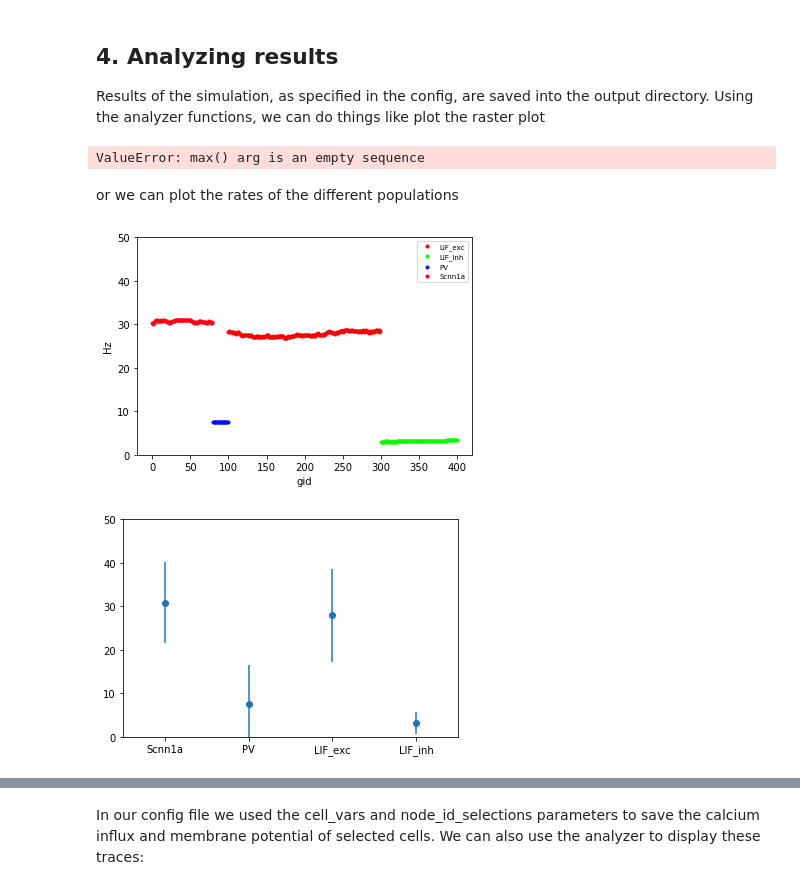
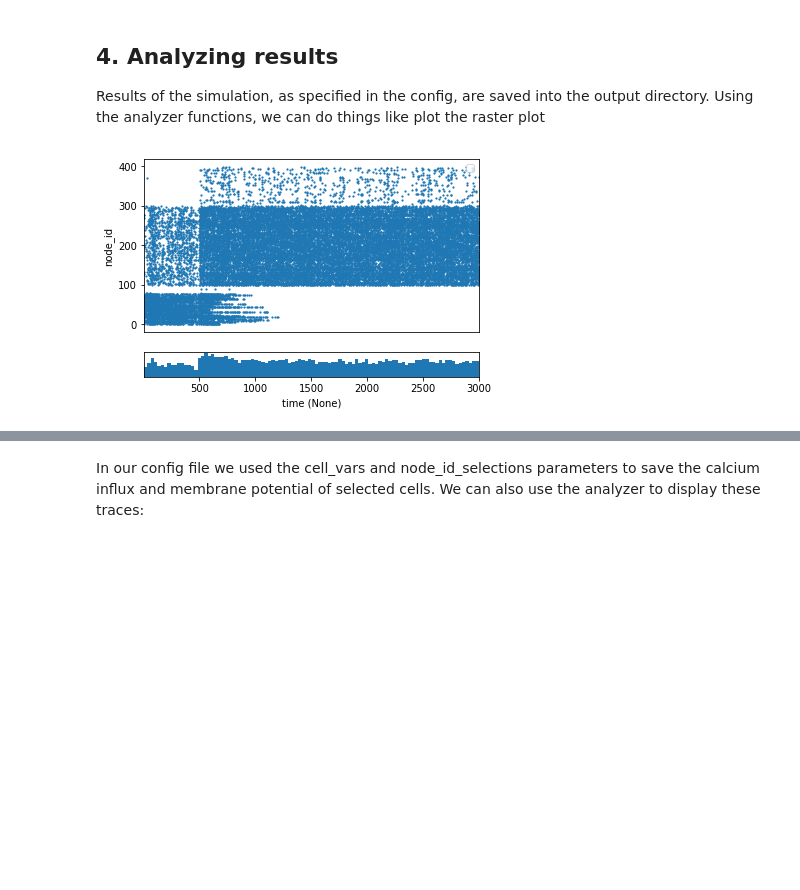
Before and after one commit to AllenInstitute/bmtk, a Jupyter notebook: docs/tutorial/04_multi_pop.ipynb, the cells around one changed output, grey strips where cells are left out. Saved outputs shown, nothing was run; the diff lists cells and outputs as text; code cells hidden in the pictures; blank space fills up the shorter version.

```diff
--- a/docs/tutorial/04_multi_pop.ipynb
+++ b/docs/tutorial/04_multi_pop.ipynb
@@ -431,16 +450,9 @@ Exception: Could not find node dynamics_params file ./biophys_components/biophys
 ## 4. Analyzing results
 
 Results of the simulation, as specified in the config, are saved into the output directory. Using the analyzer functions, we can do things like plot the raster plot
-# %%
-from bmtk.analyzer.spike_trains import raster_plot, rates_plot
-
-raster_plot('network/V1_nodes.h5', 'network/V1_node_types.csv', 'output/spikes.h5', group_key='pop_name')
-# %% [output]
-ValueError: max() arg is an empty sequence
-# %% [markdown]
-or we can plot the rates of the different populations
-# %%
-rates_plot('network/V1_nodes.h5', 'network/V1_node_types.csv', 'output/spikes.h5', group_key='pop_name', smoothed=True)
-# %% [output]
-[figure, removed]
-[figure, removed]
+# %%
+from bmtk.analyzer.cell_vars import plot_raster, plot_rates
+
+plot_raster(config_file='sim_ch04/simulation_config.json')
+# %% [output]
+[figure, added]
```
Also changed, not shown: parts of 15 cells of this notebook, 4 other files.
